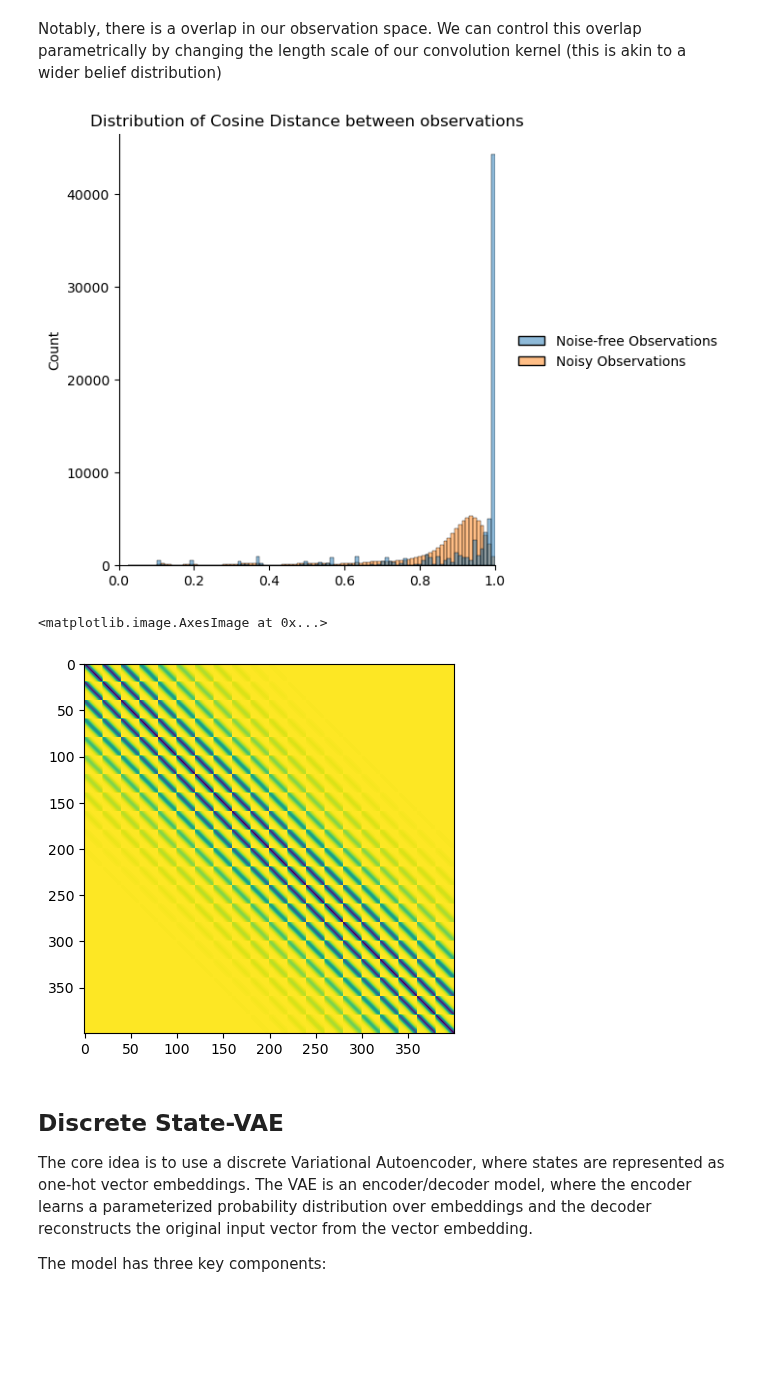
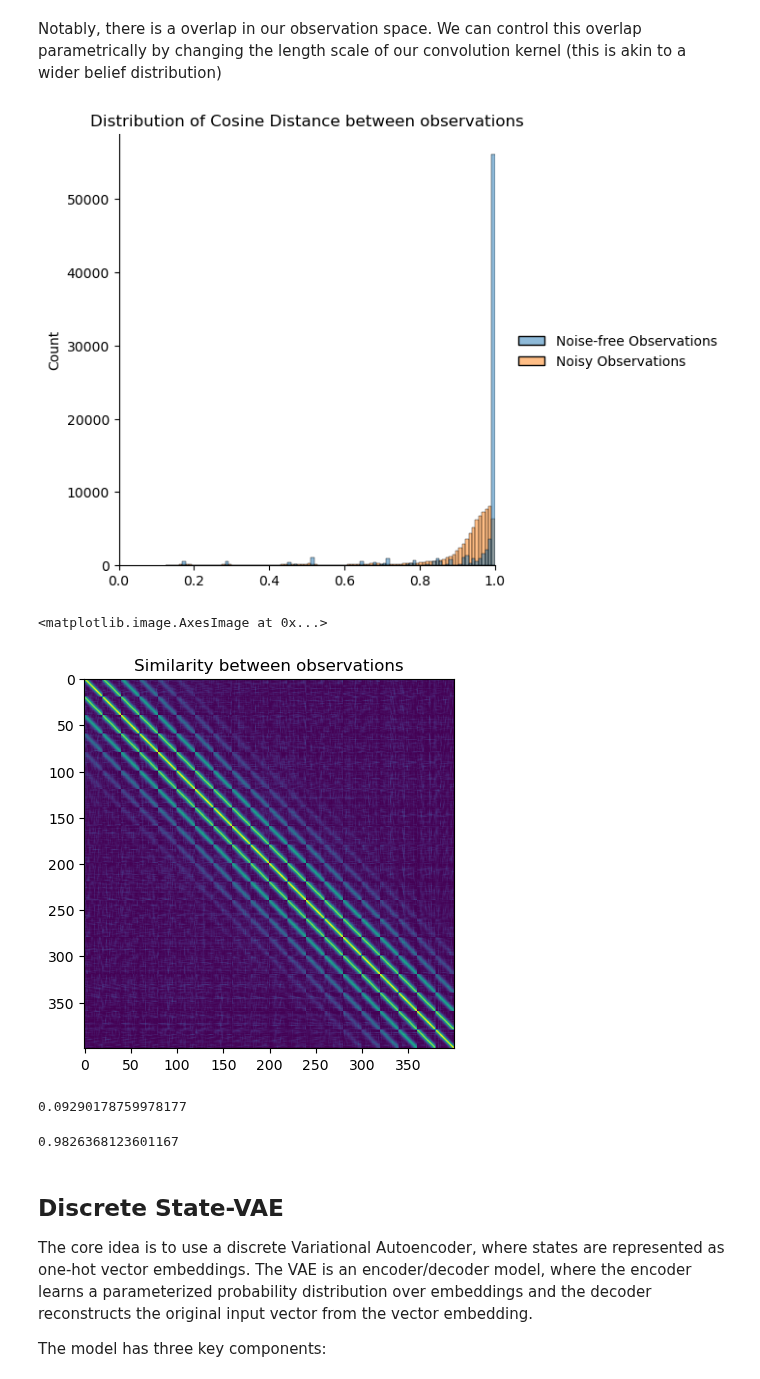
Before and after one commit to nicktfranklin/thread_the_needle, a Jupyter notebook: State_Inference_Network.ipynb, the cells around one changed output. Drawn from its saved outputs; the diff is of its cells as text; code cells hidden in the pictures; blank space fills up the shorter version.

Commit message:
refactoring, work on recurrent model

```diff
--- a/State_Inference_Network.ipynb
+++ b/State_Inference_Network.ipynb
@@ -43,25 +46,17 @@ device = mps
 First, it's useful to construct a toy world and the stimuli we'll need for the model. I'm making the assumption that the underlying MDP is a $n\times n$ grid-world that's embedded in much higher dimensional observational space. To do so, I'll construct a much larger grid with dimensions $m\times m$, where $m > n$, and evenly space the states in the grid. I then add a couple of sources of noise and convole the observations with a Gaussian kernel to generate the observations.  This increases the dimensionality substantially (going from $n^2$ to $m^2$) and adds significant overlap between the observations.
 
 We can think of these observations as a toy model for soemthing like a robot's estimate of it's position, or a perhaps as a model of hippocampal grid cells.  Importantly, this doesn't have to be exclusively a spatial model -- none of the subsequent modeling uses visual inductive biases and I'm hopeful this is more general toy model.
+# %%
+CONFIG_FILE = "state_inference/env_config.yml"
+TASK_NAME = "thread_the_needle"
+TASK_CLASS = OpenEnv
+
+env_kwargs, training_kwargs = parse_config(TASK_NAME, CONFIG_FILE)
+task = TASK_CLASS.create_env(**env_kwargs)
+observation_model = task.observation_model
 # %%
 # Discritized states: a 20x20 grid of states, which we embed by spacing
 # evenly in a nXn space
-HEIGHT, WIDTH = 20, 20
-MAP_HEIGHT = 40
-
-
-gw_kwargs = dict(
-    rbf_kernel_size=31,  # must be odd
-    rbf_kernel_scale=0.35,
-    location_noise_scale=0.25,
-    noise_log_mean=-3,
-    noise_log_scale=0.05,
-    noise_corruption_prob=0.005,
-)
-
-
-observation_model = ObservationModel(HEIGHT, WIDTH, MAP_HEIGHT, **gw_kwargs)
-
 
 # show an example location
 s = 17
@@ -126,19 +116,55 @@ plt.title("Distribution of Cosine Distance between observations")
 plt.xlim([0, 1])
 plt.show()
 # %% [output]
-[figure, old version]
+[figure, new version]
 # %%
-sample_embeddings = {}
-for s in observation_model.states.keys():
-    sample_embeddings[s] = observation_model.embed_state(s).reshape(-1)
+def sample_embedding_distances():
+    sample_embeddings = {}
+    for s in observation_model.states.keys():
+        sample_embeddings[s] = observation_model(s).reshape(-1)
 
-noise_free_embedding_distances = pairwise_distances(
-    np.array(list(sample_embeddings.values())), metric="cosine"
-)
-plt.imshow(noise_free_embedding_distances)
+    embedding_distances = 1 - pairwise_distances(
+        np.array(list(sample_embeddings.values())), metric="cosine"
+    )
+    return embedding_distances
+
+
+embedding_distances = sample_embedding_distances()
+plt.title("Similarity between observations")
+plt.imshow(embedding_distances)
 # %% [output]
 <matplotlib.image.AxesImage at 0x...>
-[figure, old version]
+[figure, new version]
+# %%
+mask = np.triu(np.ones((400, 400)), k=1).reshape(-1)
+np.mean(embedding_distances.reshape(-1)[mask == 1])
+# %% [output]
+0.09290178759978177
+# %%
+def sample_embedding_distances():
+    sample_embeddings = {}
+    for s in observation_model.states.keys():
+        sample_embeddings[s] = observation_model(s).reshape(-1)
+
+    sample_embeddings_2 = {}
+    for s in observation_model.states.keys():
+        sample_embeddings_2[s] = observation_model(s).reshape(-1)
+    # print(sample_embeddings)
+
+    embedding_distances = 1 - pairwise_distances(
+        np.array(list(sample_embeddings_2.values())),
+        np.array(list(sample_embeddings.values())),
+        metric="cosine",
+    )
+    return embedding_distances
+
+
+embedding_distances_self = sample_embedding_distances()
+# plt.title("Similarity between observations")
+# plt.imshow(embedding_distances)
+np.diag(embedding_distances_self).mean()
+# %% [output]
+0.9826368123601167
 # %% [markdown]
 ## Discrete State-VAE
 The core idea is to use a discrete Variational Autoencoder, where states are represented as one-hot vector embeddings. The VAE is an encoder/decoder model, where the encoder learns a parameterized probability distribution over embeddings and the decoder reconstructs the original input vector from the vector embedding.
```
Also changed, not shown: parts of 19 cells of this notebook, 4 other files.
